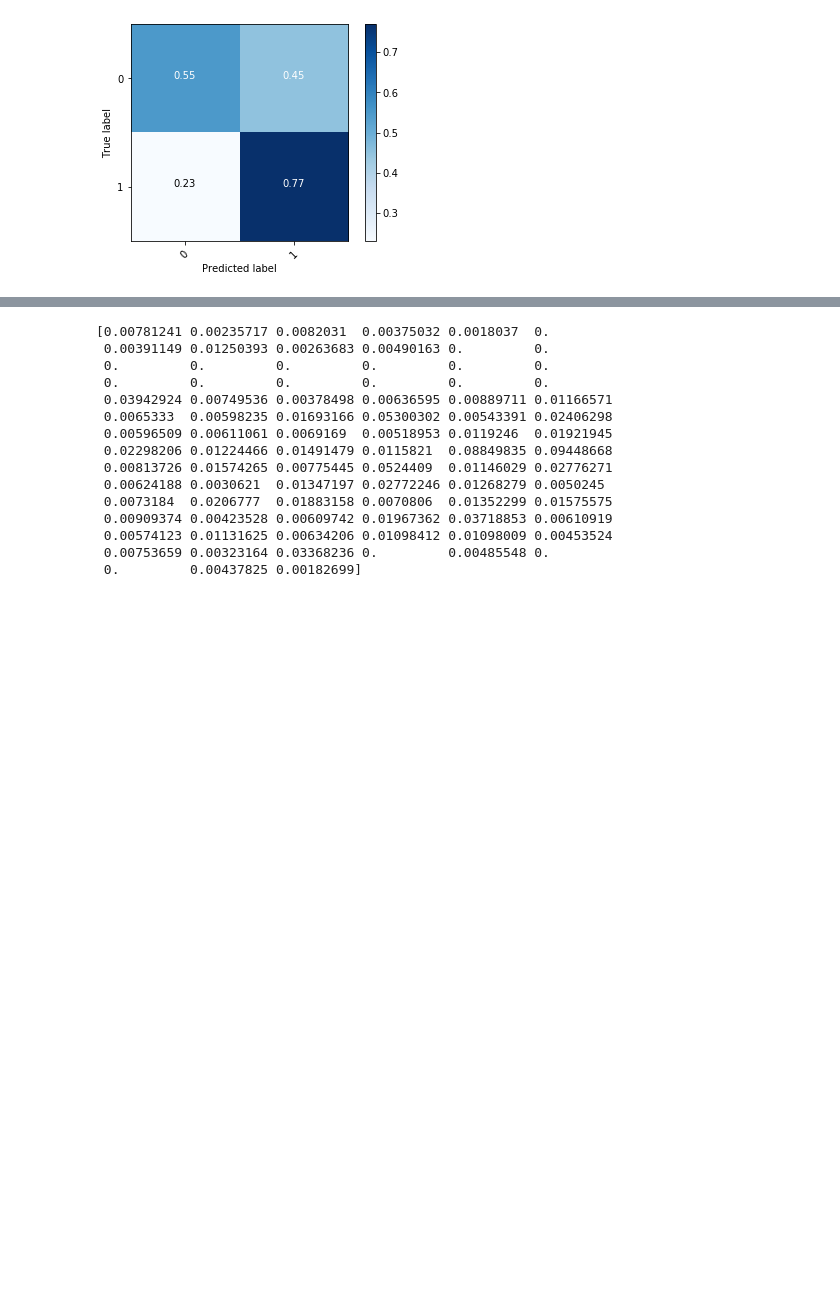
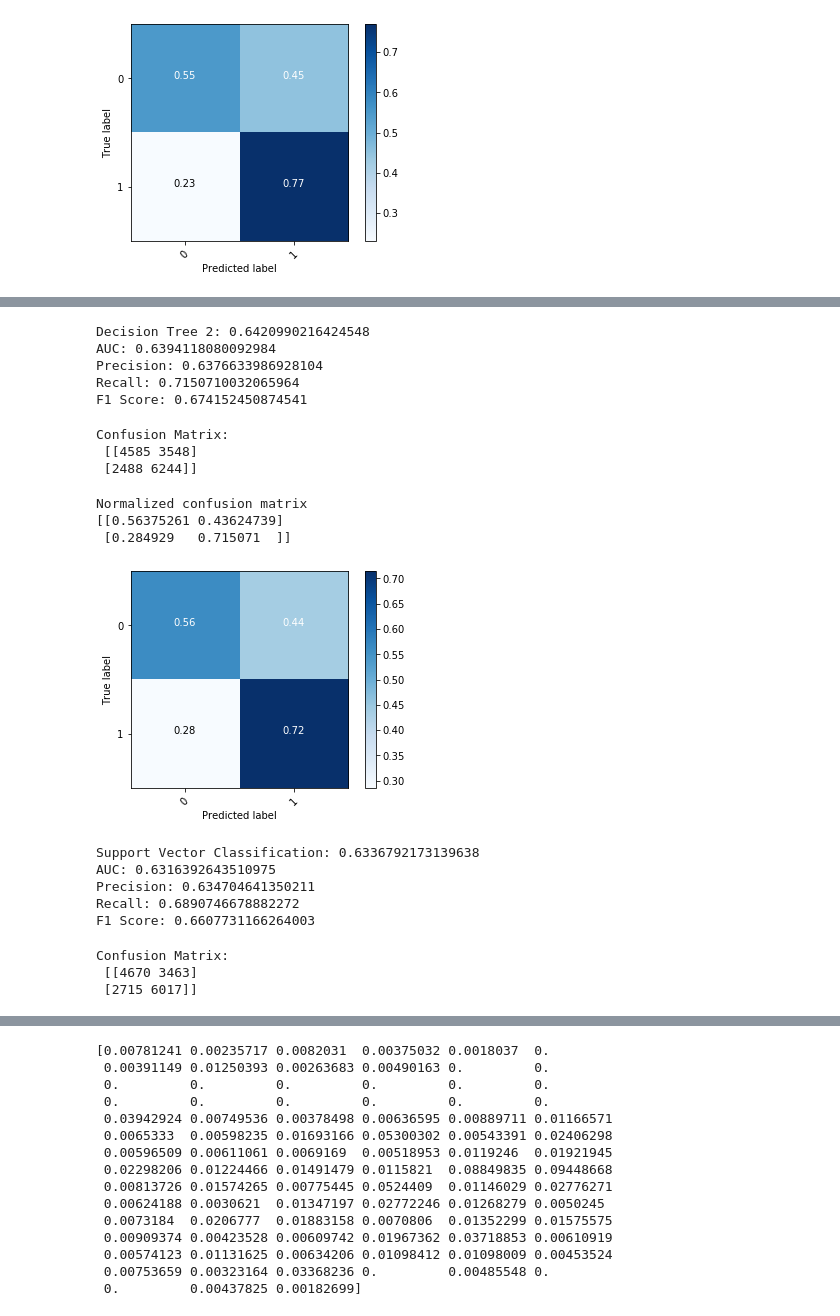
Before and after one commit to lambertmk/Capstone-Project, a Jupyter notebook: ML Model 1.ipynb, the cells around one changed output, grey strips where cells are left out. Saved outputs shown, nothing was run; the diff lists cells and outputs as text; code cells hidden in the pictures; blank space fills up the shorter version.

```diff
--- a/ML Model 1.ipynb
+++ b/ML Model 1.ipynb
@@ -463,0 +460,58 @@ Normalized confusion matrix
+# %%
+ab = AdaBoostClassifier()
+ab.fit(X_train, y_train)
+preds = ab.predict(X_test)
+
+
+print(f'Decision Tree 2: {accuracy_score(y_test, preds)}')
+print(f'AUC: {roc_auc_score(y_test, preds)}')
+print(f'Precision: {precision_score(y_test, preds)}')
+print(f'Recall: {recall_score(y_test, preds)}')
+print(f'F1 Score: {f1_score(y_test, preds)}')
+# %% [output]
+Decision Tree 2: 0.6420990216424548
+AUC: 0.6394118080092984
+Precision: 0.6376633986928104
+Recall: 0.7150710032065964
+F1 Score: 0.674152450874541
+# %%
+cnf_matrix = confusion_matrix(y_test, preds)
+print('Confusion Matrix:\n', cnf_matrix)
+# %% [output]
+Confusion Matrix:
+ [[4585 3548]
+ [2488 6244]]
+# %%
+plot_confusion_matrix(cnf_matrix, classes = ['True', 'False'], normalize=True,
+                      title='Normalized confusion matrix')
+# %% [output]
+Normalized confusion matrix
+[[0.56375261 0.43624739]
+ [0.284929   0.715071  ]]
+[figure, added]
+# %%
+from sklearn.svm import SVC
+
+svc = SVC()
+svc.fit(X_train, y_train)
+preds = svc.predict(X_test)
+
+
+print(f'Support Vector Classification: {accuracy_score(y_test, preds)}')
+print(f'AUC: {roc_auc_score(y_test, preds)}')
+print(f'Precision: {precision_score(y_test, preds)}')
+print(f'Recall: {recall_score(y_test, preds)}')
+print(f'F1 Score: {f1_score(y_test, preds)}')
+# %% [output]
+Support Vector Classification: 0.6336792173139638
+AUC: 0.6316392643510975
+Precision: 0.634704641350211
+Recall: 0.6890746678882272
+F1 Score: 0.6607731166264003
+# %%
+cnf_matrix = confusion_matrix(y_test, preds)
+print('Confusion Matrix:\n', cnf_matrix)
+# %% [output]
+Confusion Matrix:
+ [[4670 3463]
+ [2715 6017]]
```
Also changed, not shown: parts of 15 cells of this notebook, 1 other file.
